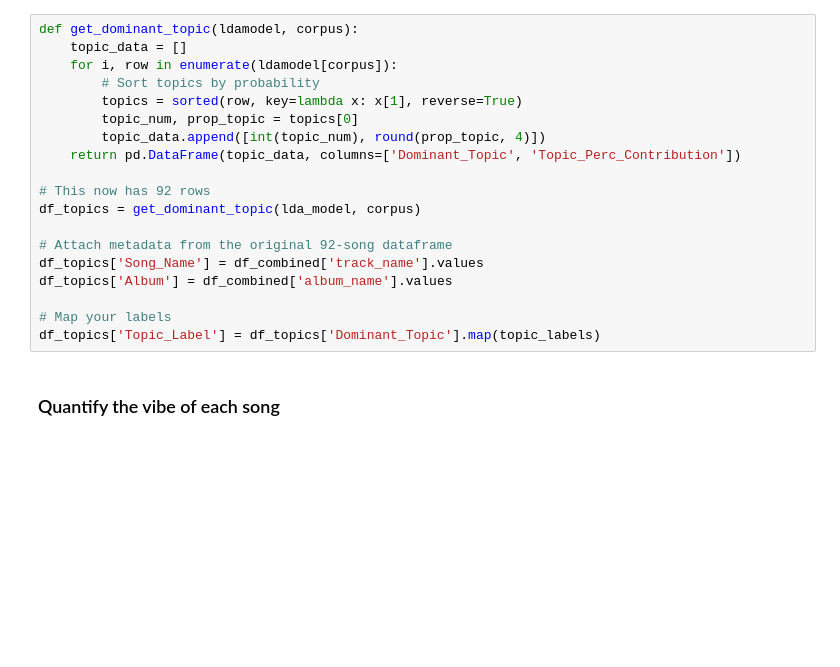
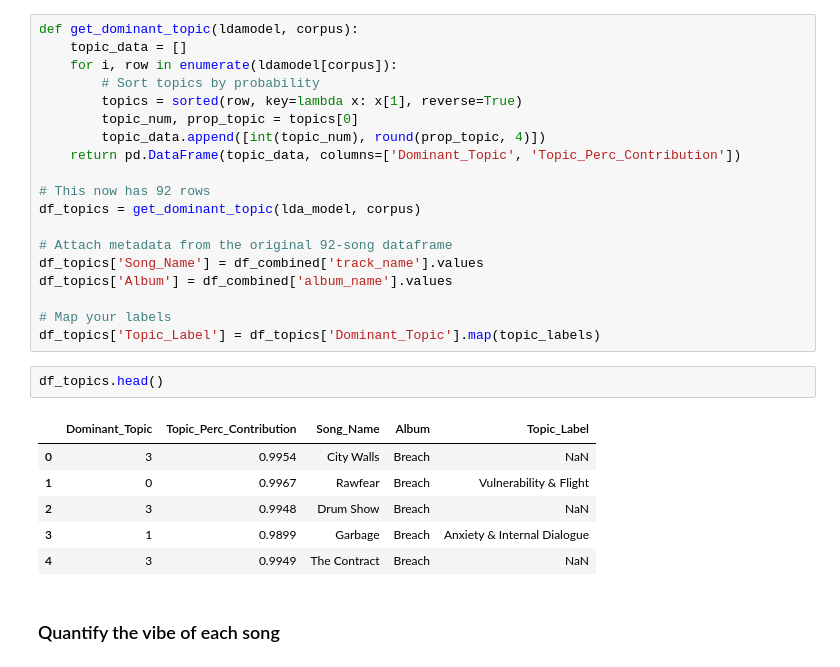
Before and after one commit to MeredithClikkie/torchbearerlab.github.io, a Jupyter notebook: AllAlbumLyrics.ipynb, the cells around one changed output. Saved outputs shown, nothing was run; the diff lists cells and outputs as text; blank space fills up the shorter version.

```diff
--- a/AllAlbumLyrics.ipynb
+++ b/AllAlbumLyrics.ipynb
@@ -576,6 +585,15 @@ df_topics['Album'] = df_combined['album_name'].values
 
 # Map your labels
 df_topics['Topic_Label'] = df_topics['Dominant_Topic'].map(topic_labels)
+# %%
+df_topics.head()
+# %% [output]
+|  | Dominant_Topic | Topic_Perc_Contribution | Song_Name | Album | Topic_Label |
+| 0 | 3 | 0.9954 | City Walls | Breach | NaN |
+| 1 | 0 | 0.9967 | Rawfear | Breach | Vulnerability & Flight |
+| 2 | 3 | 0.9948 | Drum Show | Breach | NaN |
+| 3 | 1 | 0.9899 | Garbage | Breach | Anxiety & Internal Dialogue |
+| 4 | 3 | 0.9949 | The Contract | Breach | NaN |
 # %% [markdown]
 ### Quantify the vibe of each song
 # %%
```
Also changed, not shown: parts of 4 cells of this notebook, 7 other files.
